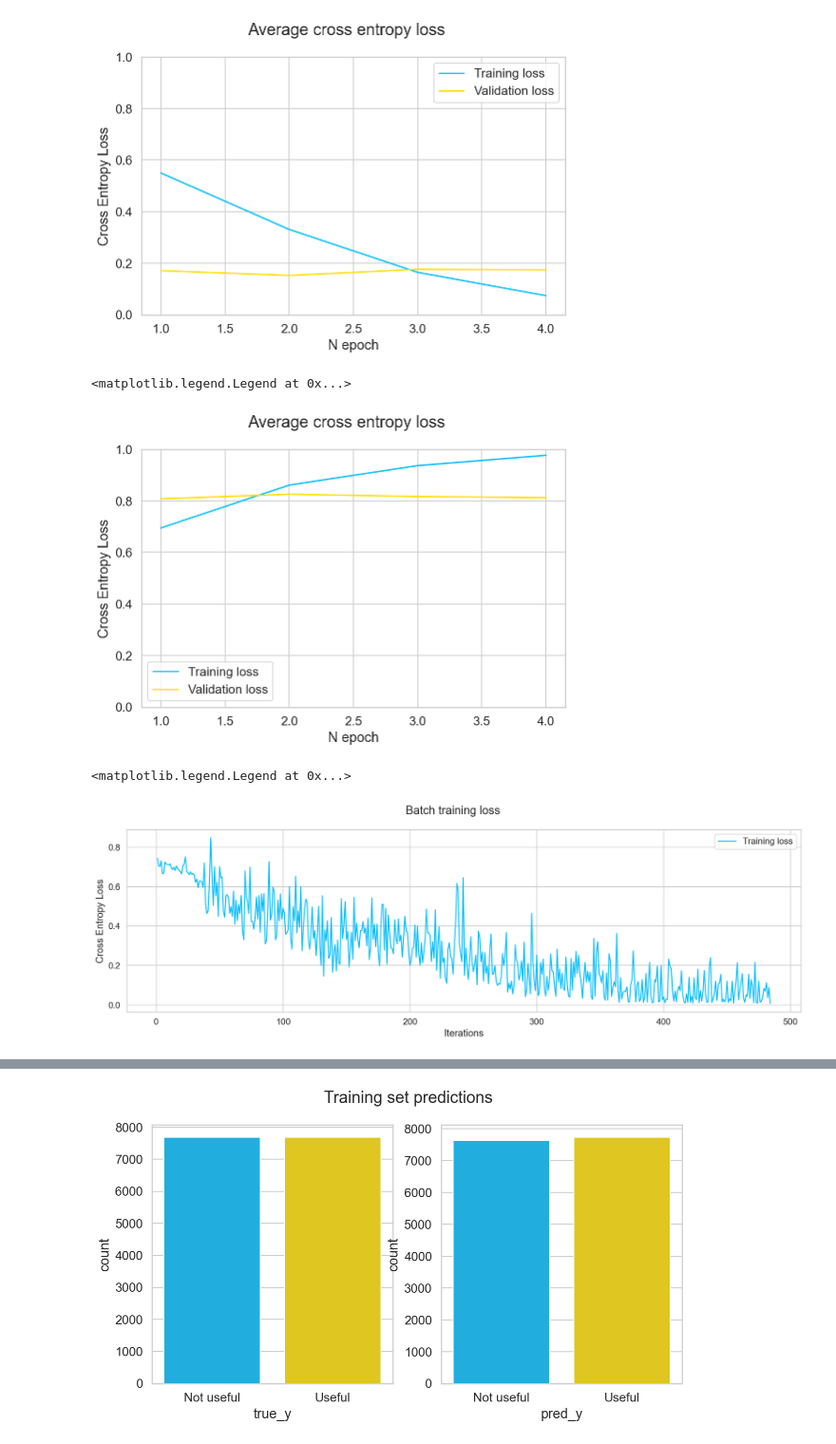
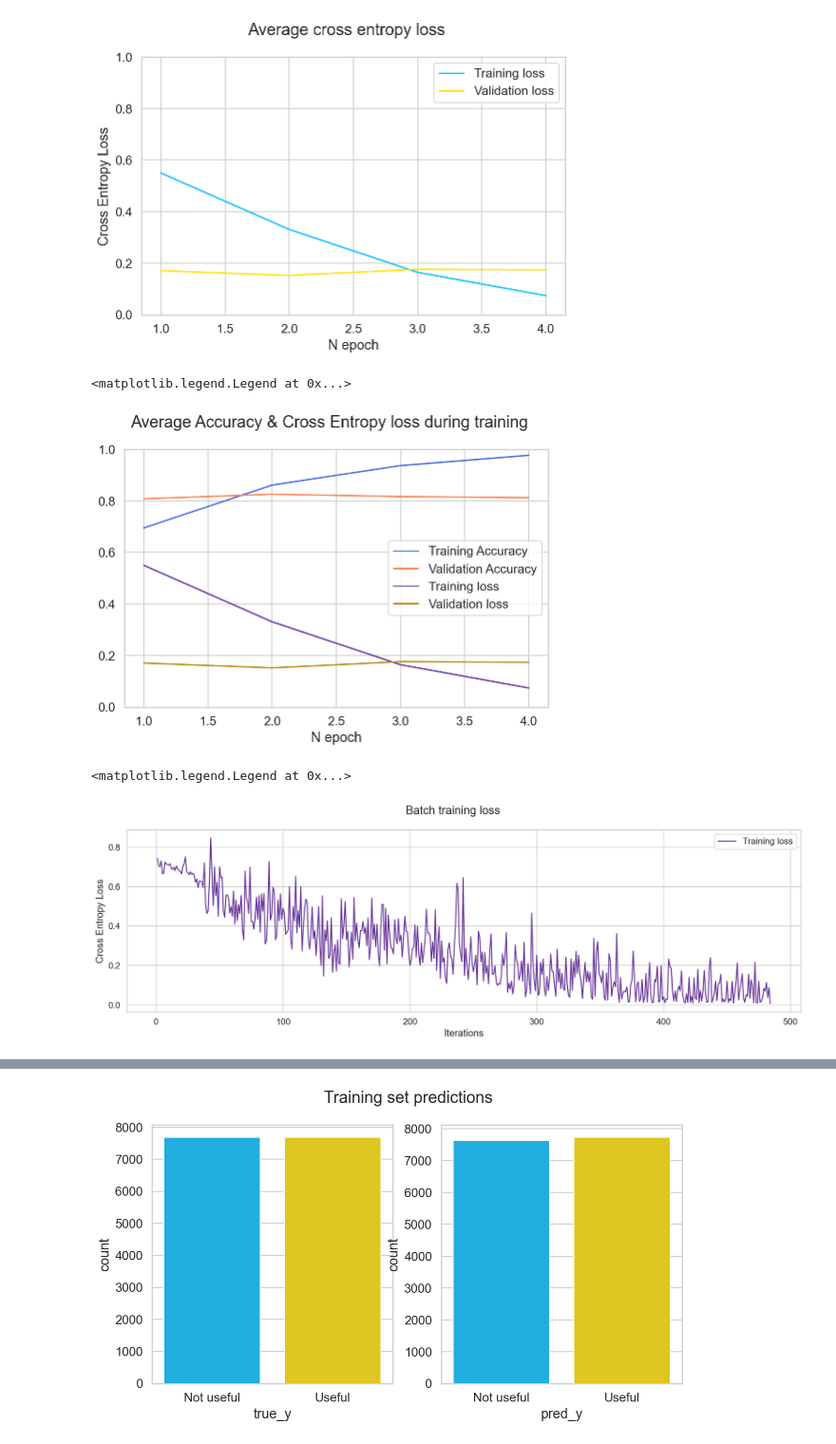
Before and after one commit to dorsolich/language-generation-with-LLM, a Jupyter notebook: qg/results_analysis/cls_results_analysis.ipynb, the cells around one changed output, grey strips where cells are left out. Shown: that part at 95% size. Saved outputs shown, nothing was run; the diff lists cells and outputs as text; code cells hidden in the pictures.

```diff
--- a/qg/results_analysis/cls_results_analysis.ipynb
+++ b/qg/results_analysis/cls_results_analysis.ipynb
@@ -66,29 +62,31 @@ validation_epoch_accuracy = [dic["accuracy"] for dic in val_results["validation_
 # batch_loss_values =
 epoch = [i for i in range(1, 5)]
 # sns.lineplot(x=epoch, y=train_epoch_loss)
-plt.plot(epoch, training_epoch_accuracy, label="Training loss")
-plt.plot(epoch, validation_epoch_accuracy, label="Validation loss")
-plt.suptitle("Average cross entropy loss")
+plt.plot(epoch, training_epoch_accuracy, label="Training Accuracy", color="royalblue")
+plt.plot(epoch, validation_epoch_accuracy, label="Validation Accuracy", color="coral")
+plt.plot(epoch, train_epoch_loss, label="Training loss", color="rebeccapurple")
+plt.plot(epoch, val_epoch_loss, label="Validation loss", color="darkgoldenrod")
+plt.suptitle("Average Accuracy & Cross Entropy loss during training")
 plt.xlabel('N epoch')
-plt.ylabel('Cross Entropy Loss')
+# plt.ylabel('Accuracy')
 plt.ylim([0, 1])
 plt.legend()
 # %% [output]
 <matplotlib.legend.Legend at 0x...>
-[figure, old version]
+[figure, new version]
 # %%
 rcParams['figure.figsize'] = 18, 5
 train_batch_loss = train_results["training_batch_loss_values"]
 batch = [i for i in range(1, len(train_batch_loss)+1)]
-sns.lineplot(x=batch, y=train_batch_loss, label="Training loss")
+sns.lineplot(x=batch, y=train_batch_loss, label="Training loss",  color="rebeccapurple")
 plt.suptitle("Batch training loss")
 # plt.suptitle("Cross entropy loss")
 plt.xlabel('Iterations')
 plt.ylabel('Cross Entropy Loss')
 plt.legend()
 # %% [output]
 <matplotlib.legend.Legend at 0x...>
-[figure, old version]
+[figure, new version]
 # %%
 rcParams['figure.figsize'] = 10, 5
 val_batch_loss = val_results["validation_batch_loss_values"]
```
Also changed, not shown: parts of 2 cells of this notebook, 9 other files.
